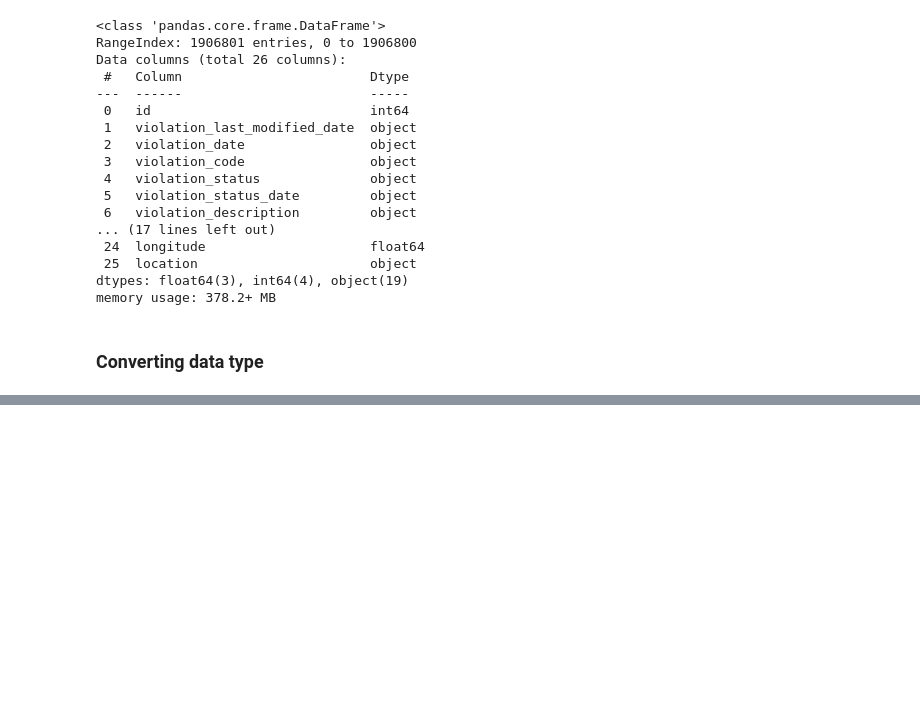
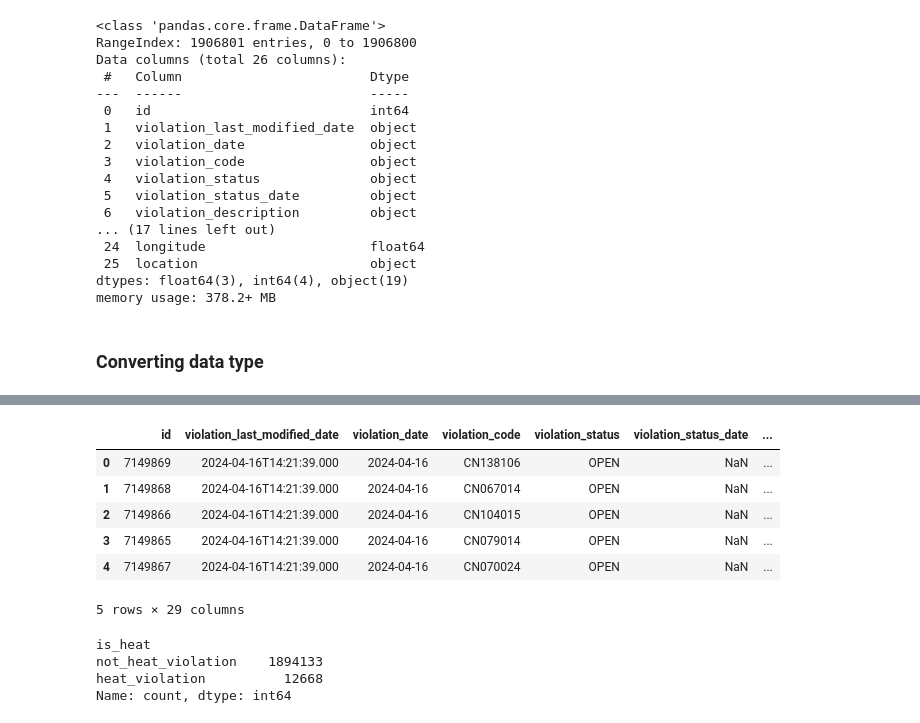
Before and after one commit to hannaheure/Sizzlers-Chi-Heat, a Jupyter notebook: final_analysis.ipynb, the cells around one changed output, grey strips where cells are left out. Cells and saved outputs as stored; diff of their text form; code cells hidden in the pictures; blank space fills up the shorter version.

```diff
--- a/final_analysis.ipynb
+++ b/final_analysis.ipynb
@@ -125,0 +128,3 @@ memory usage: 392.8+ MB
+# %%
+#adding a column to identify heat violations with np where
+build['is_heat'] = np.where(build['violation_description'] == 'HEAT UNIT ADEQUATELY', 'heat_violation', 'not_heat_violation')
@@ -125,0 +144,19 @@ memory usage: 392.8+ MB
+# %%
+#checking the data frame to see the new column included
+build.head()
+# %% [output]
+|  | id | violation_last_modified_date | violation_date | violation_code | violation_status | violation_status_date | ... |
+| 0 | 7149869 | 2024-04-16T14:21:39.000 | 2024-04-16 | CN138106 | OPEN | NaN | ... |
+| 1 | 7149868 | 2024-04-16T14:21:39.000 | 2024-04-16 | CN067014 | OPEN | NaN | ... |
+| 2 | 7149866 | 2024-04-16T14:21:39.000 | 2024-04-16 | CN104015 | OPEN | NaN | ... |
+| 3 | 7149865 | 2024-04-16T14:21:39.000 | 2024-04-16 | CN079014 | OPEN | NaN | ... |
+| 4 | 7149867 | 2024-04-16T14:21:39.000 | 2024-04-16 | CN070024 | OPEN | NaN | ... |
+5 rows × 29 columns
+# %%
+#using value counts to find the amount of heat violations to date
+build['is_heat'].value_counts()
+# %% [output]
+is_heat
+not_heat_violation    1894133
+heat_violation          12668
+Name: count, dtype: int64
```
Also changed, not shown: parts of 6 cells of this notebook.
